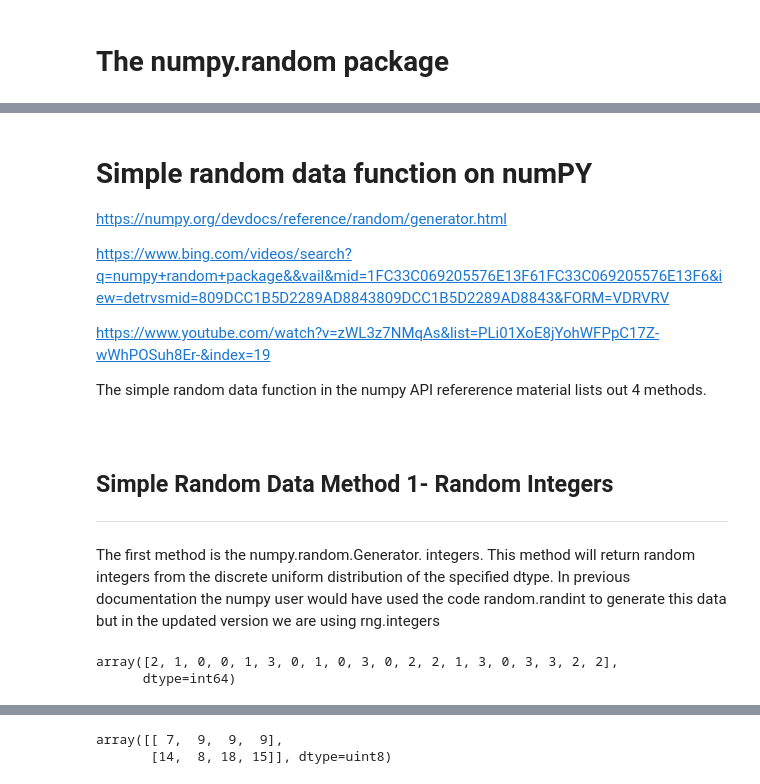
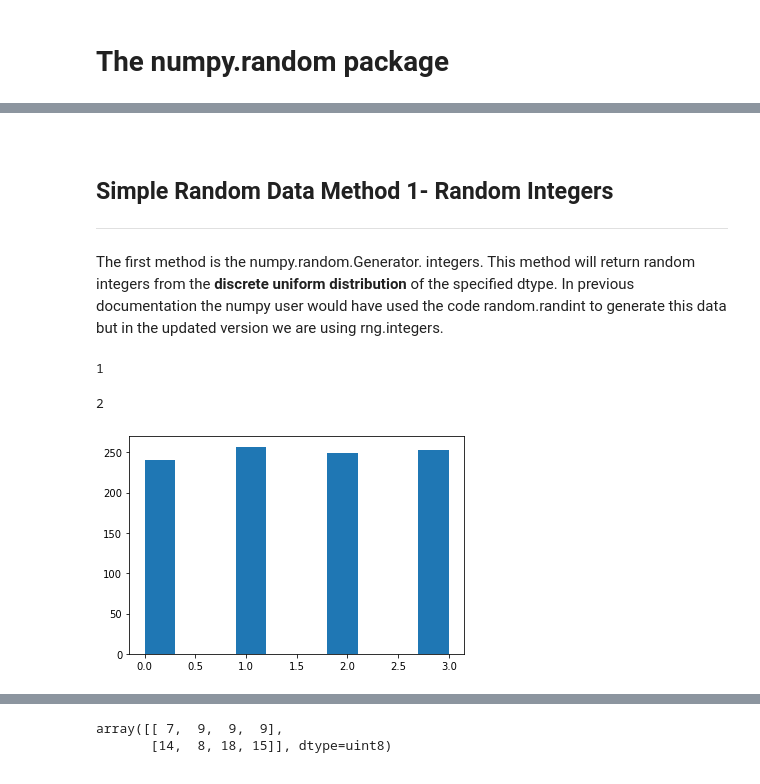
Before and after one commit to katel85/numpy.random-assignment-, a Jupyter notebook: numpy.random.ipynb, the cells around one changed output, grey strips where cells are left out. Saved outputs shown, nothing was run; the diff lists cells and outputs as text; code cells hidden in the pictures.

Commit message:
numpygenerators

```diff
--- a/numpy.random.ipynb
+++ b/numpy.random.ipynb
@@ -77,13 +82,3 @@ dir(random) # directory of all methods available in the random package of numpy
-# %% [markdown]
-# Simple random data function on numPY
-
-https://numpy.org/devdocs/reference/random/generator.html
-
-https://www.bing.com/videos/search?q=numpy+random+package&&vail&mid=1FC33C069205576E13F61FC33C069205576E13F6&iew=detrvsmid=809DCC1B5D2289AD8843809DCC1B5D2289AD8843&FORM=VDRVRV
-
-https://www.youtube.com/watch?v=zWL3z7NMqAs&list=PLi01XoE8jYohWFPpC17Z-wWhPOSuh8Er-&index=19
-
-The simple random data function in the numpy API refererence material lists out 4 methods.
 # %% [markdown]
 <br>
 
@@ -91,22 +86,24 @@ The simple random data function in the numpy API refererence material lists out
 
 ***
 
-The first method is the numpy.random.Generator. integers. This method will return random integers from the discrete uniform distribution of the specified dtype.
-In previous documentation the numpy user would have used the code random.randint to generate this data but in the updated version we are using rng.integers
+The first method is the numpy.random.Generator. integers. This method will return random integers from the **discrete uniform distribution** of the specified dtype.
+In previous documentation the numpy user would have used the code random.randint to generate this data but in the updated version we are using rng.integers.
+# %%
+# We begin by setting the rng as the np random default generator
+rng = np.random.default_rng()
+# %% [output]
+1
+# %%
+# Generate a random integer up to but not including 4:
+rng.integers(4)
+# %% [output]
+2
 # %%
-# Begin with importing the libraries and modules we require for using numpy on this jupyter notebook
-import numpy as np
-from numpy import random
-
-
-# Plotting.
-import matplotlib.pyplot as plt
-
-# Numpy Random Generator intergers
-rng = np.random.default_rng() # this will ensure the default generator (PCG64) is being used to generate the numbers
-rng.integers(4, size=20) # if I use shift+tab here i can get a docstring to show what I need to pass into the function
 # this will create a random array with numbers up to but not including 4 and the size = 20 random numbers
+p=rng.integers(4, size=1000) # if I use shift+tab here i can get a docstring to show what I need to pass into the function
+plt.hist(p) # using matplotlib to visualise the output.
+plt.show() # will be a standard uniform distribution on the histogram we can see there is ~250 instances of each number.
+#print(p)
 # %% [output]
-array([2, 1, 0, 0, 1, 3, 0, 1, 0, 3, 0, 2, 2, 1, 3, 0, 3, 3, 2, 2],
-      dtype=int64)
+[figure, added]
 # %%
```
Also changed, not shown: parts of 35 cells of this notebook.
